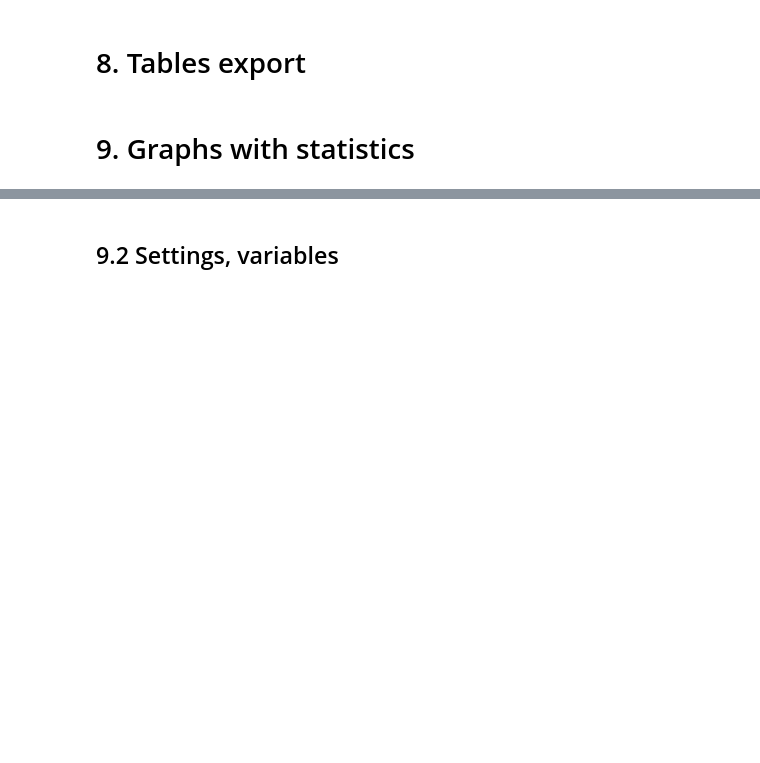
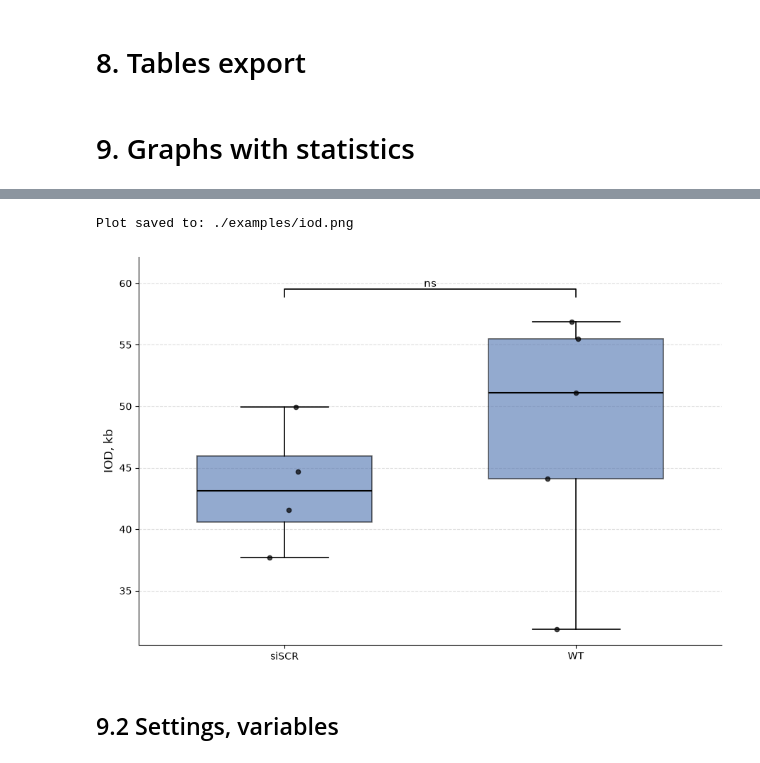
Before and after one commit to Lopatushka/DNA_fibers, a Jupyter notebook: data_agg.ipynb, the cells around one changed output, grey strips where cells are left out. Drawn from its saved outputs; the diff is of its cells as text; code cells hidden in the pictures; blank space fills up the shorter version.

Commit message:
make iod graph

```diff
--- a/data_agg.ipynb
+++ b/data_agg.ipynb
@@ -459,3 +459,15 @@ KeyError: 'Speed_kb_min\t'
+# %%
+boxplot_with_statistics(data_plot = iod_kb,
+                            sample_order = ['siSCR', 'WT'],
+                            var = 'IOD_kb',
+                            stats_plot = iod_u,
+                            y_axis = "IOD, kb",
+                            save_dir = "./examples",
+                            save_name = "iod",
+                            ext = "png")
+# %% [output]
+Plot saved to: ./examples/iod.png
+[figure, added]
 # %% [markdown]
 ## 9.2 Settings, variables
 # %% [markdown]
```
Also changed, not shown: parts of 1 cell of this notebook, 1 other file.
